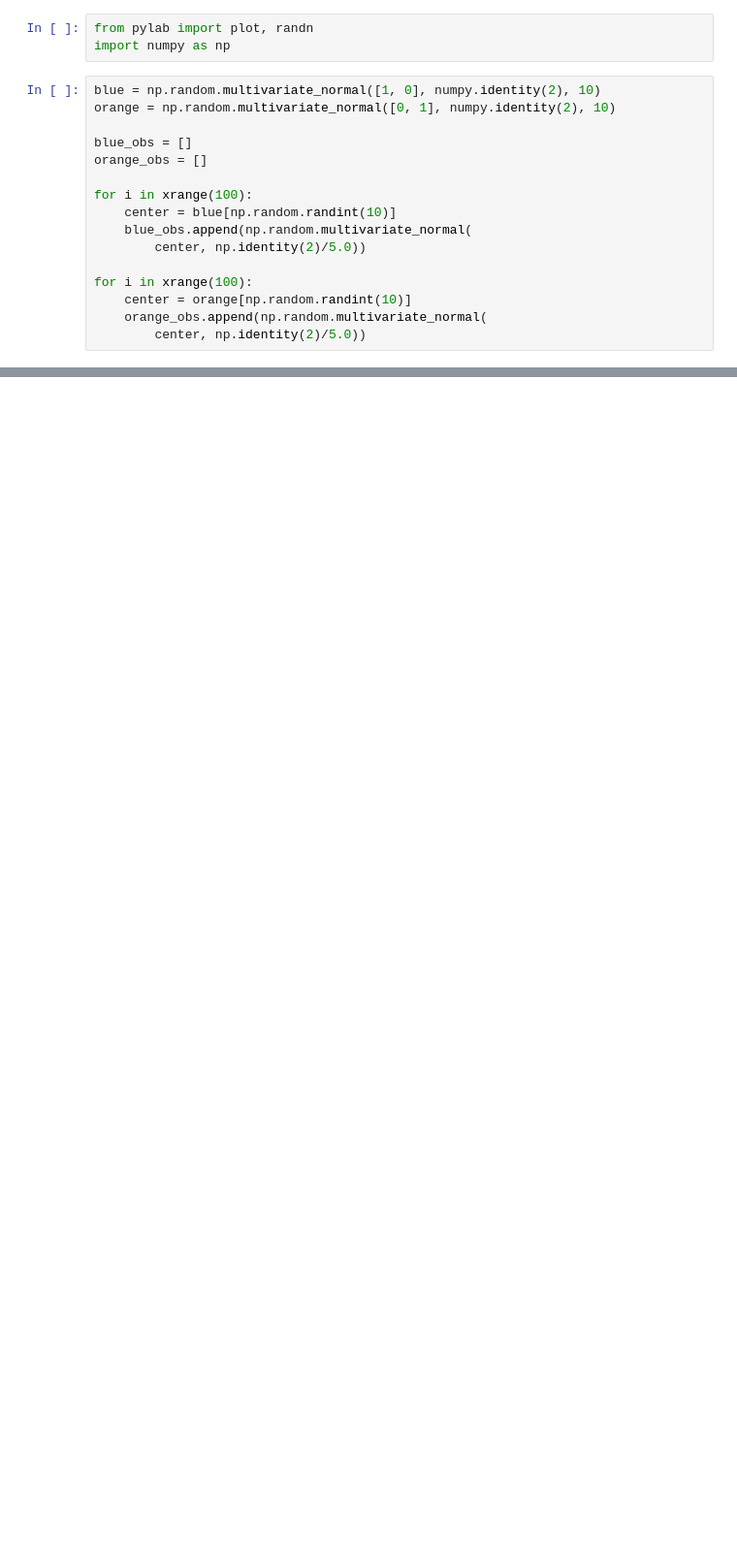
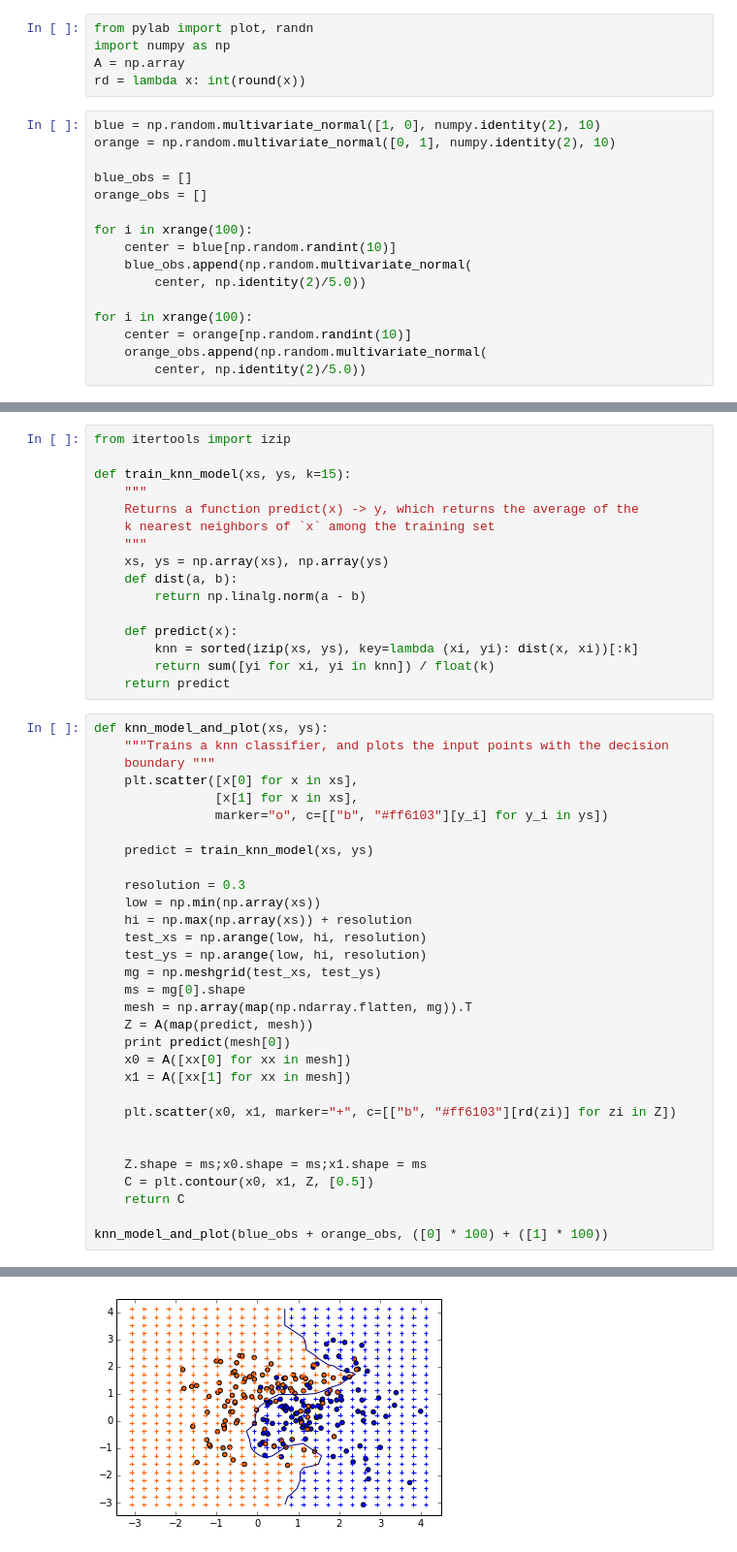
Before and after one commit to antolinmoral/python-stats-learn, a Jupyter notebook: chapter_one.ipynb, the cells around one changed output, grey strips where cells are left out. Shown: that part at 97% size. Saved outputs shown, nothing was run; the diff lists cells and outputs as text; blank space fills up the shorter version.

Commit message:
add a k-nearest-neighbors classifier

```diff
--- a/chapter_one.ipynb
+++ b/chapter_one.ipynb
@@ -1,6 +1,8 @@
 # %%
 from pylab import plot, randn
 import numpy as np
+A = np.array
+rd = lambda x: int(round(x))
 # %%
 blue = np.random.multivariate_normal([1, 0], numpy.identity(2), 10)
 orange = np.random.multivariate_normal([0, 1], numpy.identity(2), 10)
@@ -75,0 +78,48 @@ model_and_plot(xs, ys)
+# %%
+from itertools import izip
+
+def train_knn_model(xs, ys, k=15):
+    """
+    Returns a function predict(x) -> y, which returns the average of the
+    k nearest neighbors of `x` among the training set
+    """
+    xs, ys = np.array(xs), np.array(ys)
+    def dist(a, b):
+        return np.linalg.norm(a - b)
+
+    def predict(x):
+        knn = sorted(izip(xs, ys), key=lambda (xi, yi): dist(x, xi))[:k]
+        return sum([yi for xi, yi in knn]) / float(k)
+    return predict
+# %%
+def knn_model_and_plot(xs, ys):
+    """Trains a knn classifier, and plots the input points with the decision
+    boundary """
+    plt.scatter([x[0] for x in xs],
+                [x[1] for x in xs],
+                marker="o", c=[["b", "#ff6103"][y_i] for y_i in ys])
+
+    predict = train_knn_model(xs, ys)
+
+    resolution = 0.3
+    low = np.min(np.array(xs))
+    hi = np.max(np.array(xs)) + resolution
+    test_xs = np.arange(low, hi, resolution)
+    test_ys = np.arange(low, hi, resolution)
+    mg = np.meshgrid(test_xs, test_ys)
+    ms = mg[0].shape
+    mesh = np.array(map(np.ndarray.flatten, mg)).T
+    Z = A(map(predict, mesh))
+    print predict(mesh[0])
+    x0 = A([xx[0] for xx in mesh])
+    x1 = A([xx[1] for xx in mesh])
+
+    plt.scatter(x0, x1, marker="+", c=[["b", "#ff6103"][rd(zi)] for zi in Z])
+
+
+    Z.shape = ms;x0.shape = ms;x1.shape = ms
+    C = plt.contour(x0, x1, Z, [0.5])
+    return C
+
+knn_model_and_plot(blue_obs + orange_obs, ([0] * 100) + ([1] * 100))
+# %% [output]
@@ -75,0 +128 @@ model_and_plot(xs, ys)
+[figure, added]
```
Also changed, not shown: parts of 5 cells of this notebook, 1 other file.
